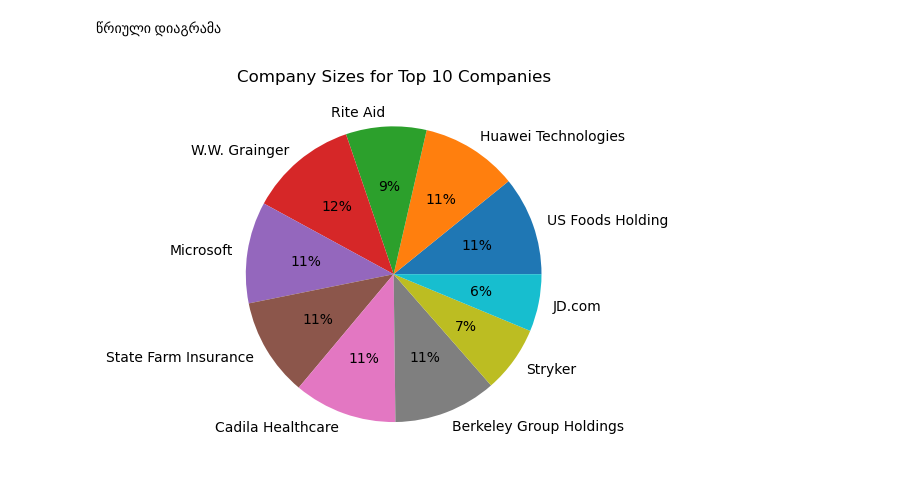
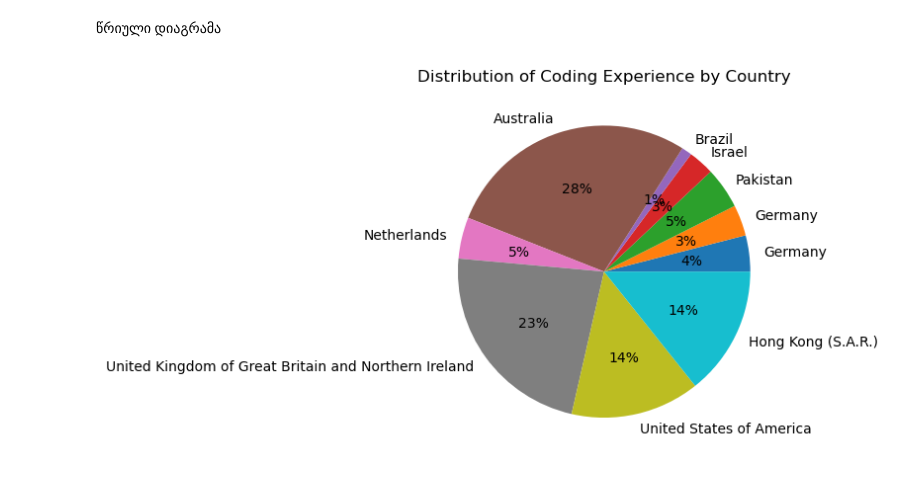
Before and after one commit to tporchkhidze/Quiz_1_job_descriptions, a Jupyter notebook: quiz1.ipynb, the cells around one changed output. Drawn from its saved outputs; the diff is of its cells as text; code cells hidden in the pictures.

```diff
--- a/quiz1.ipynb
+++ b/quiz1.ipynb
@@ -27,4 +27,4 @@ df[["Experience", "Job Title", "skills", "Salary Range"]].head(20)
 # %%
-df = pd.read_csv("job_descriptions.csv", index_col="Job Id")
+df = pd.read_csv("survey_results_public.csv", index_col="ResponseId")
 df.head(20)
 # %% [output]
@@ -76,6 +65,6 @@ df.loc[filtered_company_size & filtered_country, ["Company Size",'Country',  'Ro
 # %% [markdown]
 სორტირება
 # %%
-df.sort_values(by=['Job Posting Date', 'Job Title'], ascending=[True, False], inplace=True)
-df[['Job Posting Date', 'Job Title']].head(20)
+df.sort_values(by=['OrgSize', 'Age'], ascending=[True, False], inplace=True)
+df[['OrgSize', 'Age']].head(50)
 # %% [output]
@@ -148,14 +136,14 @@ plt.show()
 # %% [markdown]
 წრიული დიაგრამა
 # %%
-sizes = df["Company Size"].head(10)
-labels = df["Company"].head(10)
+sizes = df["YearsCode"].head(10)
+labels = df["Country"].head(10)
 
 fig, ax = plt.subplots()
 ax.pie(sizes, labels=labels, autopct='%.0f%%')
 
-ax.set_title('Company Sizes for Top 10 Companies')
+ax.set_title('Distribution of Coding Experience by Country')
 
 plt.show()
 # %% [output]
-[figure, old version]
+[figure, new version]
```
Also changed, not shown: parts of 13 cells of this notebook, 1 other file.
